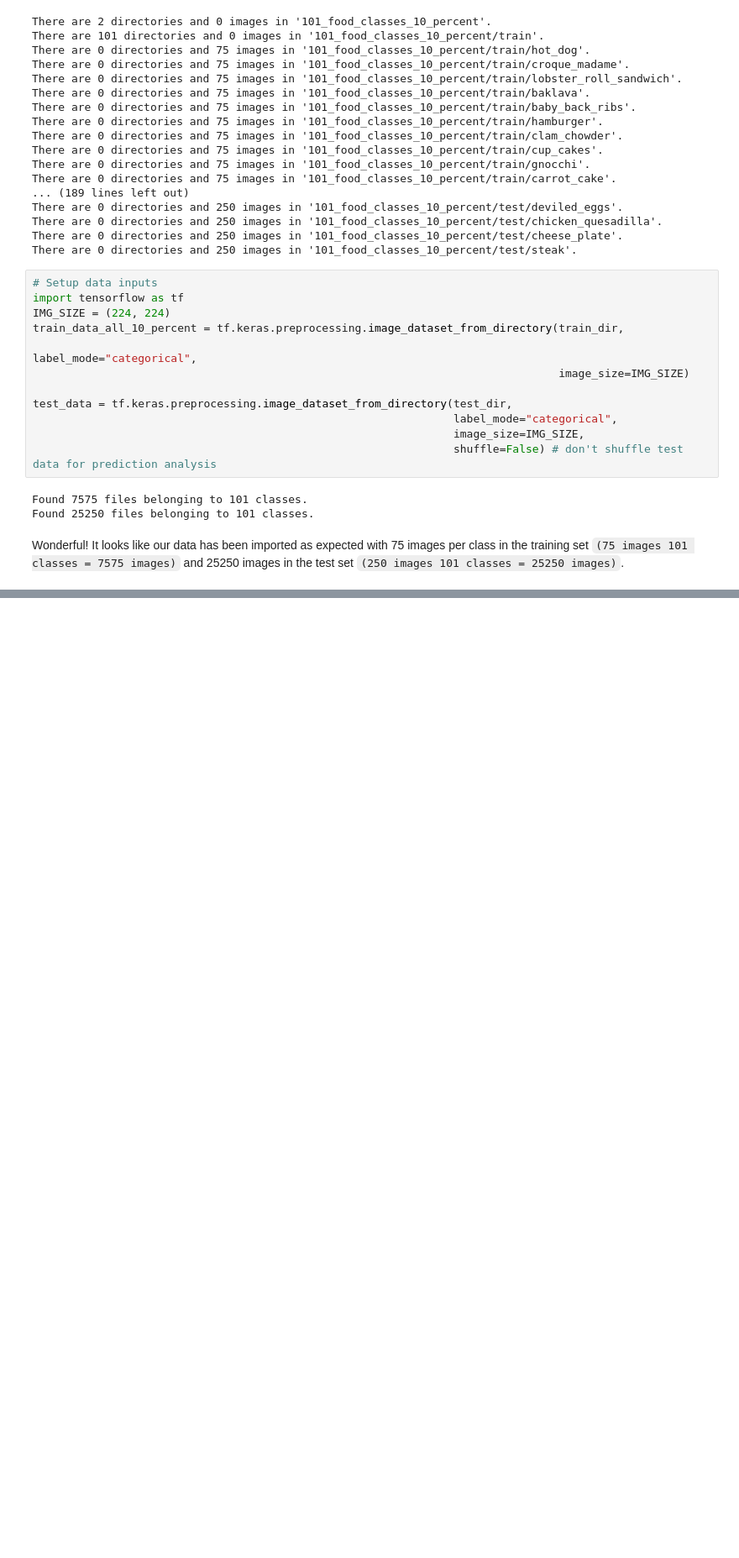
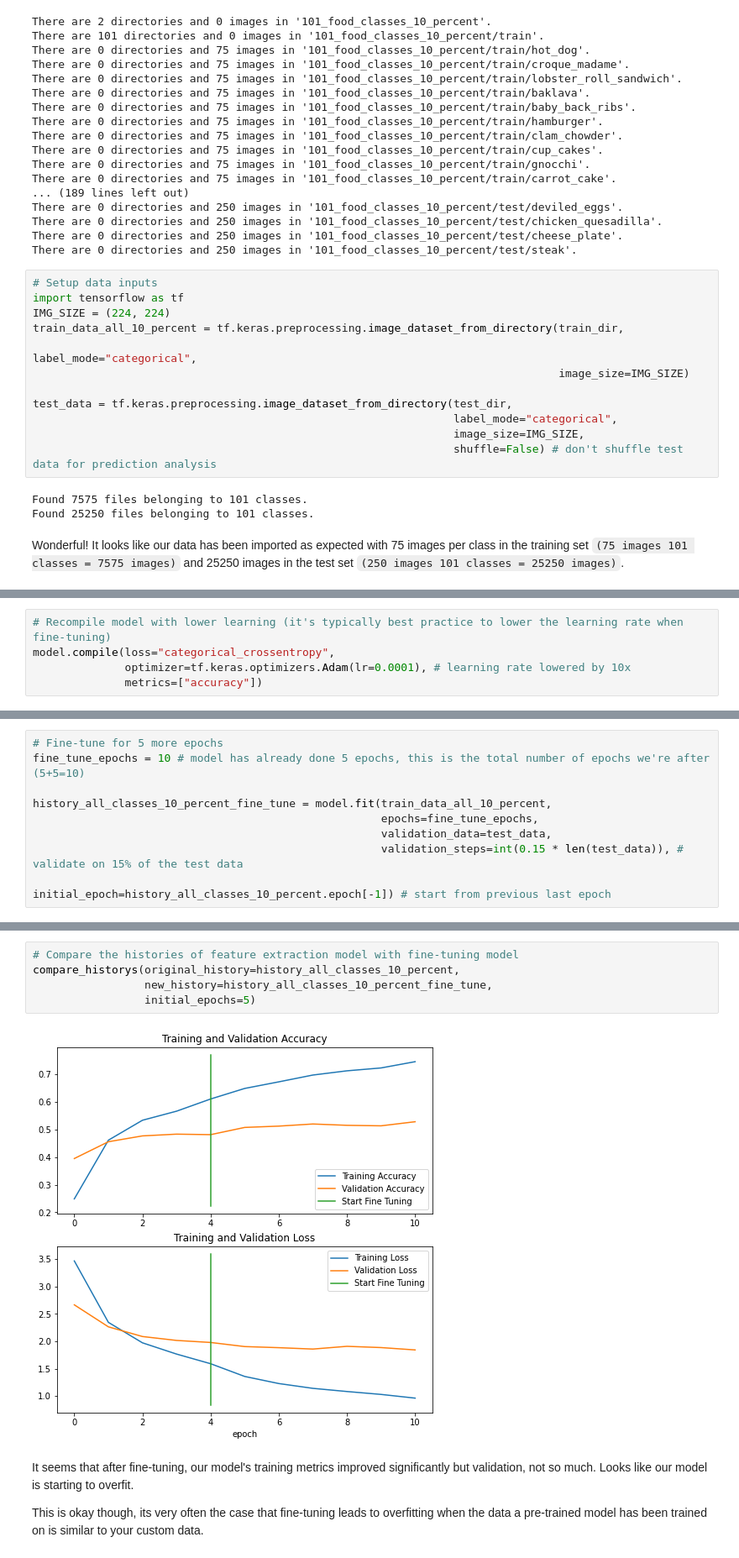
Before and after one commit to prachuryanath/TF-Learning, a Jupyter notebook: 06_transfer_learning_in_tensorflow_part_3_scaling_up.ipynb, the cells around one changed output, grey strips where cells are left out. Shown: that part at 84% size. Drawn from its saved outputs; the diff is of its cells as text; blank space fills up the shorter version.

```diff
--- a/06_transfer_learning_in_tensorflow_part_3_scaling_up.ipynb
+++ b/06_transfer_learning_in_tensorflow_part_3_scaling_up.ipynb
@@ -115,0 +233,5 @@ Wonderful! It looks like our data has been imported as expected with 75 images p
+# %%
+# Recompile model with lower learning (it's typically best practice to lower the learning rate when fine-tuning)
+model.compile(loss="categorical_crossentropy",
+              optimizer=tf.keras.optimizers.Adam(lr=0.0001), # learning rate lowered by 10x
+              metrics=["accuracy"])
@@ -115,0 +274,9 @@ Wonderful! It looks like our data has been imported as expected with 75 images p
+# %%
+# Fine-tune for 5 more epochs
+fine_tune_epochs = 10 # model has already done 5 epochs, this is the total number of epochs we're after (5+5=10)
+
+history_all_classes_10_percent_fine_tune = model.fit(train_data_all_10_percent,
+                                                     epochs=fine_tune_epochs,
+                                                     validation_data=test_data,
+                                                     validation_steps=int(0.15 * len(test_data)), # validate on 15% of the test data
+                                                     initial_epoch=history_all_classes_10_percent.epoch[-1]) # start from previous last epoch
@@ -115,0 +303,11 @@ Wonderful! It looks like our data has been imported as expected with 75 images p
+# %%
+# Compare the histories of feature extraction model with fine-tuning model
+compare_historys(original_history=history_all_classes_10_percent,
+                 new_history=history_all_classes_10_percent_fine_tune,
+                 initial_epochs=5)
+# %% [output]
+[figure, added]
+# %% [markdown]
+It seems that after fine-tuning, our model's training metrics improved significantly but validation, not so much. Looks like our model is starting to overfit.
+
+This is okay though, its very often the case that fine-tuning leads to overfitting when the data a pre-trained model has been trained on is similar to your custom data.
```
Also changed, not shown: parts of 35 cells of this notebook.
